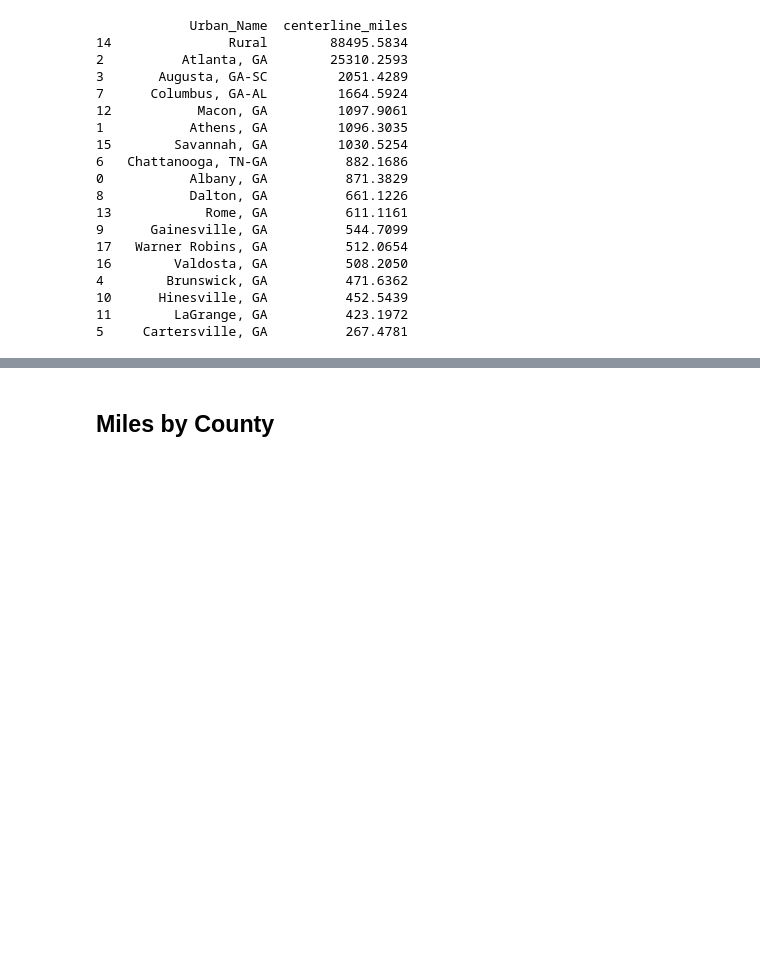
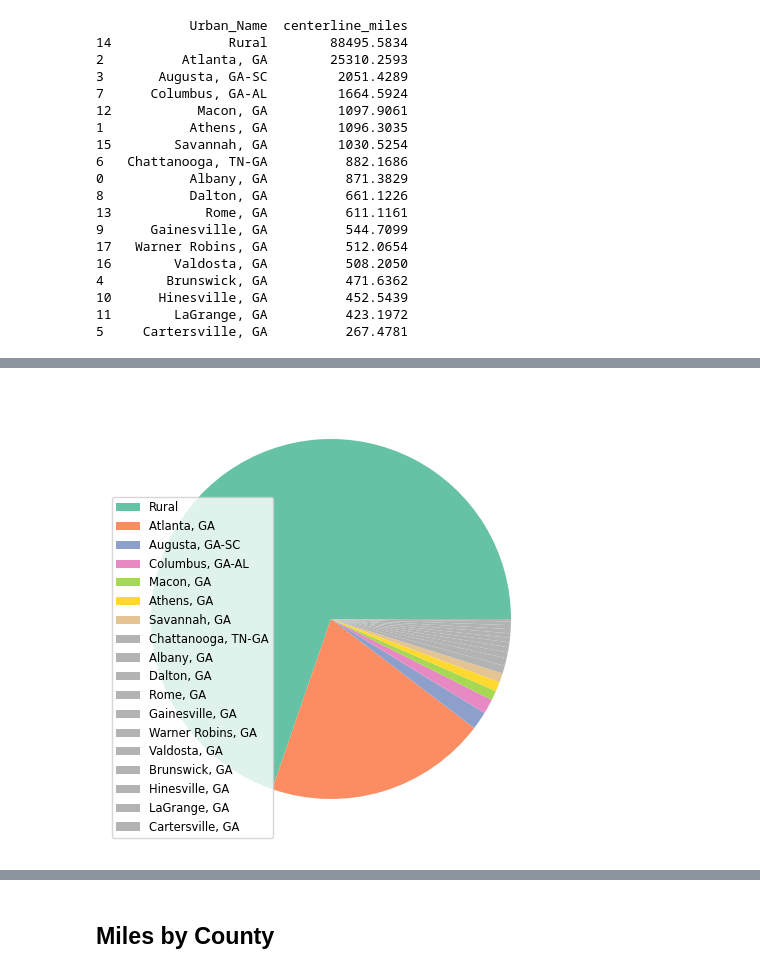
Before and after one commit to renu-matlib/Data-Analysis, a Jupyter notebook: GDOT_Road_Inventory_Analysis.ipynb, the cells around one changed output, grey strips where cells are left out. Drawn from its saved outputs; the diff is of its cells as text; code cells hidden in the pictures; blank space fills up the shorter version.

```diff
--- a/GDOT_Road_Inventory_Analysis.ipynb
+++ b/GDOT_Road_Inventory_Analysis.ipynb
@@ -449,3 +460,13 @@ print(miles_by_urban)
+# %%
+x = miles_by_urban['Urban_Name']
+y = miles_by_urban['centerline_miles']
+
+plt.pie(y,colors = plt.cm.Set2(range(len(y))))
+plt.legend(labels=x, fontsize='small', loc='lower left')
+plt.tight_layout()
+plt.show()
+# %% [output]
+[figure, added]
 # %%
 df_CountyId = pd.read_csv("GDOR_Road_Inventory_2024/COUNTY_ID.csv")
 df_CountyId.tail(5)
```
Also changed, not shown: parts of 5 cells of this notebook.
